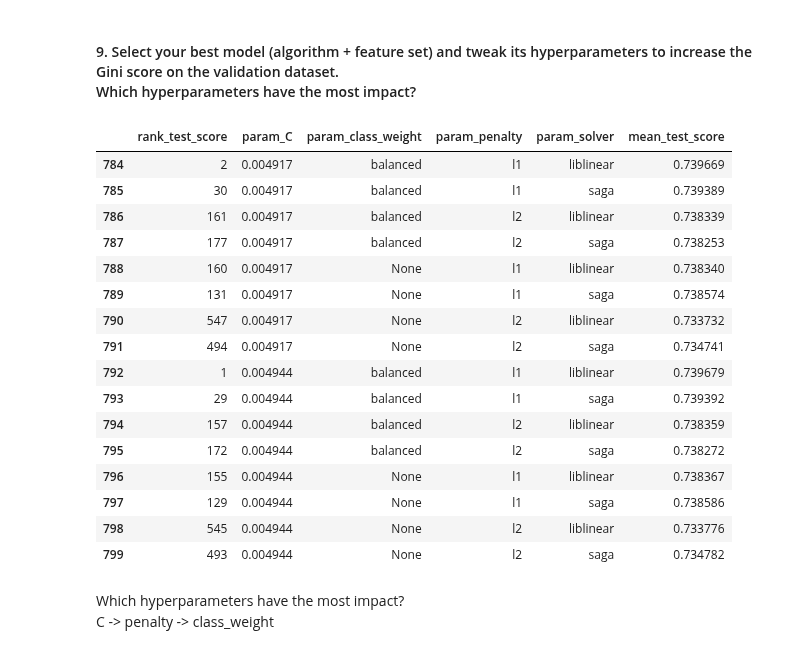
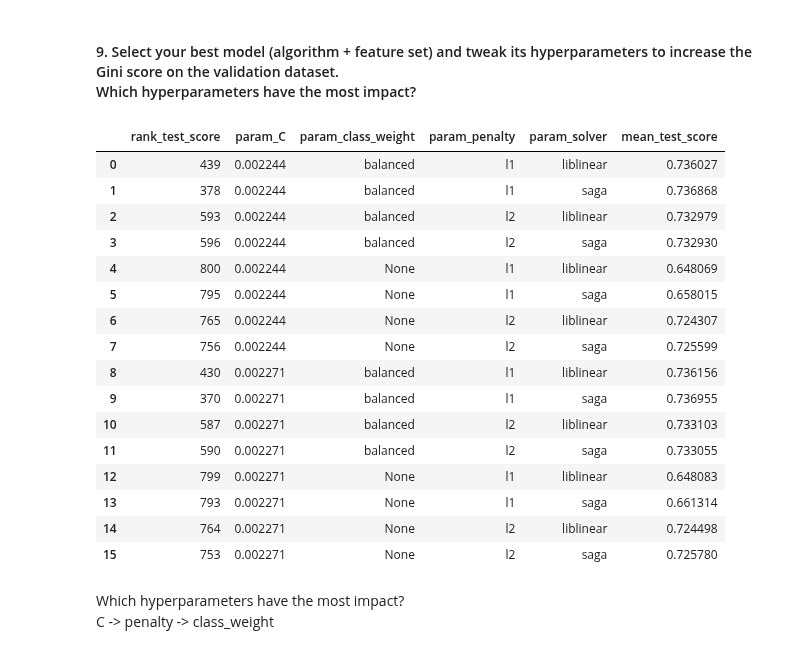
Before and after one commit to TimurOsmanov/s21, a Jupyter notebook: ML/ML.Project_4.ID_Classification/src/DontGetKicked_ML4.ipynb, the cells around one changed output. Saved outputs shown, nothing was run; the diff lists cells and outputs as text; code cells hidden in the pictures.

```diff
--- a/ML/ML.Project_4.ID_Classification/src/DontGetKicked_ML4.ipynb
+++ b/ML/ML.Project_4.ID_Classification/src/DontGetKicked_ML4.ipynb
@@ -984,40 +973,41 @@ There is small diff between approaches but L1 is better
 # %%
 # best algo - Log_reg
 best_features = out_features2['Features_All_L1']
 best_C = C_values[1]
+# for more accurate tune of C
 new_C = np.linspace(best_C - 1.35 * 10e-4, best_C + 1.35 * 10e-4, 100)
 
 parameters = {
     'C': new_C,
     'penalty': ('l1', 'l2'),
     'solver':('liblinear', 'saga'),
     'class_weight': ('balanced', None),
 }
 
 model = LogisticRegression(random_state=42)
 
 grid = GridSearchCV(model, parameters, scoring='roc_auc', n_jobs=-1)
 grid.fit(X_train_.loc[:, best_features], y_train_)
 
-pd.DataFrame(grid.cv_results_).loc[:, ['rank_test_score', 'param_C', 'param_class_weight', 'param_penalty', 'param_solver', 'mean_test_score']].tail(16)
+pd.DataFrame(grid.cv_results_).loc[:, ['rank_test_score', 'param_C', 'param_class_weight', 'param_penalty', 'param_solver', 'mean_test_score']].head(16)
 # %% [output]
 |  | rank_test_score | param_C | param_class_weight | param_penalty | param_solver | mean_test_score |
-| 784 | 2 | 0.004917 | balanced | l1 | liblinear | 0.739669 |
-| 785 | 30 | 0.004917 | balanced | l1 | saga | 0.739389 |
-| 786 | 161 | 0.004917 | balanced | l2 | liblinear | 0.738339 |
-| 787 | 177 | 0.004917 | balanced | l2 | saga | 0.738253 |
-| 788 | 160 | 0.004917 | None | l1 | liblinear | 0.738340 |
-| 789 | 131 | 0.004917 | None | l1 | saga | 0.738574 |
-| 790 | 547 | 0.004917 | None | l2 | liblinear | 0.733732 |
-| 791 | 494 | 0.004917 | None | l2 | saga | 0.734741 |
-| 792 | 1 | 0.004944 | balanced | l1 | liblinear | 0.739679 |
-| 793 | 29 | 0.004944 | balanced | l1 | saga | 0.739392 |
-| 794 | 157 | 0.004944 | balanced | l2 | liblinear | 0.738359 |
-| 795 | 172 | 0.004944 | balanced | l2 | saga | 0.738272 |
-| 796 | 155 | 0.004944 | None | l1 | liblinear | 0.738367 |
-| 797 | 129 | 0.004944 | None | l1 | saga | 0.738586 |
-| 798 | 545 | 0.004944 | None | l2 | liblinear | 0.733776 |
-| 799 | 493 | 0.004944 | None | l2 | saga | 0.734782 |
+| 0 | 439 | 0.002244 | balanced | l1 | liblinear | 0.736027 |
+| 1 | 378 | 0.002244 | balanced | l1 | saga | 0.736868 |
+| 2 | 593 | 0.002244 | balanced | l2 | liblinear | 0.732979 |
+| 3 | 596 | 0.002244 | balanced | l2 | saga | 0.732930 |
+| 4 | 800 | 0.002244 | None | l1 | liblinear | 0.648069 |
+| 5 | 795 | 0.002244 | None | l1 | saga | 0.658015 |
+| 6 | 765 | 0.002244 | None | l2 | liblinear | 0.724307 |
+| 7 | 756 | 0.002244 | None | l2 | saga | 0.725599 |
+| 8 | 430 | 0.002271 | balanced | l1 | liblinear | 0.736156 |
+| 9 | 370 | 0.002271 | balanced | l1 | saga | 0.736955 |
+| 10 | 587 | 0.002271 | balanced | l2 | liblinear | 0.733103 |
+| 11 | 590 | 0.002271 | balanced | l2 | saga | 0.733055 |
+| 12 | 799 | 0.002271 | None | l1 | liblinear | 0.648083 |
+| 13 | 793 | 0.002271 | None | l1 | saga | 0.661314 |
+| 14 | 764 | 0.002271 | None | l2 | liblinear | 0.724498 |
+| 15 | 753 | 0.002271 | None | l2 | saga | 0.725780 |
 # %% [markdown]
 Which hyperparameters have the most impact?<br>
 C -> penalty -> class_weight
```
Also changed, not shown: parts of 19 cells of this notebook.
